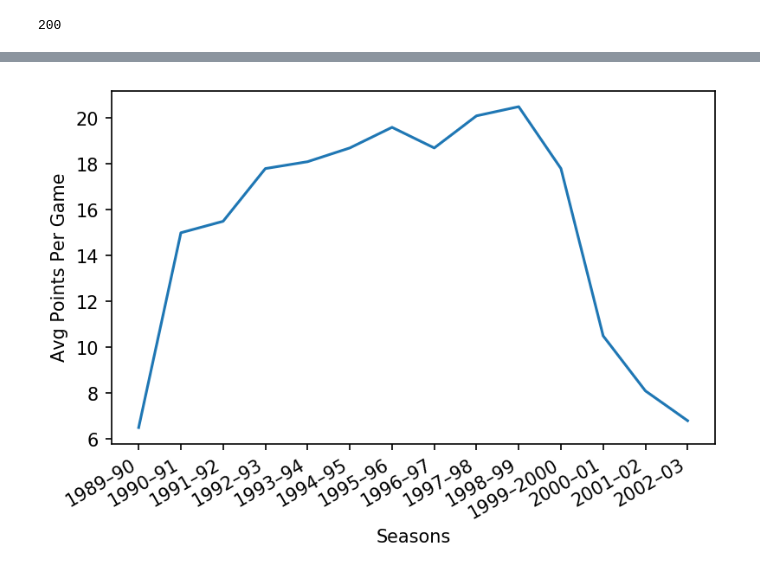
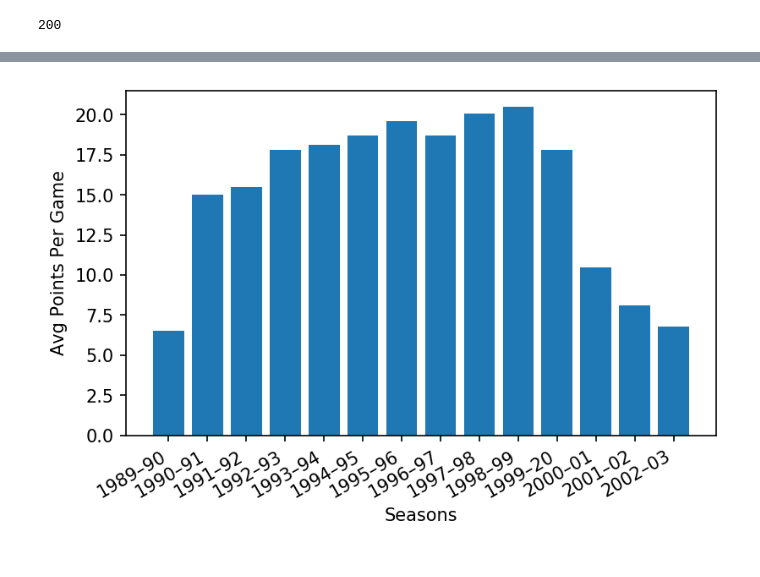
Before and after one commit to ctd1077/Wiki-NBA-Stat-Scraper, a Jupyter notebook: Wiki NBA Stat Scraper.ipynb, the cells around one changed output, grey strips where cells are left out. Drawn from its saved outputs; the diff is of its cells as text; code cells hidden in the pictures.

Commit message:
Update Cleaned data

```diff
--- a/Wiki NBA Stat Scraper.ipynb
+++ b/Wiki NBA Stat Scraper.ipynb
@@ -117,11 +101,32 @@ sPPG = []
 # %%
+sYear = []
+sSeason = []
+sTeam = []
+sGP = []
+sGS = []
+sMPG = []
+sFG = []
+s3P = []
+sFT = []
+sRPG = []
+sAPG = []
+sSPG = []
+sBPG = []
+sPPG = []
+
 # Loop through the results list of tuples
 # and add the stats to the correct list
+# Clean data for processing
 for x in result:
     if x[0] == 'Year':
-        sYear.append(x[1])
+        stp = (x[1].rstrip('†'))
+        sYear.append(stp)
     elif x[0] == 'Season':
-        sSeason.append(x[1])
+        if len(x[1]) > 7:
+            stp = x[1][:-2]
+            sSeason.append(stp)
+        else:
+            sSeason.append(x[1])
     elif x[0] == 'Team':
         sTeam.append(x[1])
     elif x[0] == 'GP':
@@ -129,7 +134,8 @@ for x in result:
     elif x[0] == 'GS':
         sGS.append(x[1])
     elif x[0] == 'MPG':
-        sMPG.append(x[1])
+        stp = (x[1].rstrip('*'))
+        sMPG.append(stp)
     elif x[0] == 'FG%':
         sFG.append(x[1])
     elif x[0] == '3P%':
@@ -141,11 +147,13 @@ for x in result:
     elif x[0] == 'APG':
         sAPG.append(x[1])
     elif x[0] == 'SPG':
-        sSPG.append(x[1])
+        stp = (x[1].rstrip('*'))
+        sSPG.append(stp)
     elif x[0] == 'BPG':
         sBPG.append(x[1])
     elif x[0] == 'PPG':
-        sPPG.append(x[1])
+        stp = (x[1].rstrip('*'))
+        sPPG.append(stp)
 # %%
 # Format 1
 # Now that the stats are in the correct
@@ -197,11 +213,11 @@ df1
 # %%
 PPG = [float(line) for line in df1.PPG]
-plt.plot(df1.Season, PPG)
+plt.bar(df1.Season, PPG)
 plt.xlabel(r'Seasons')
 plt.ylabel(r'Avg Points Per Game')
 plt.gcf().autofmt_xdate()
 # %% [output]
-[figure, old version]
+[figure, new version]
 # %%
 # Repeat the same for the playoff numbers
 # %%
```
Also changed, not shown: parts of 6 cells of this notebook.
